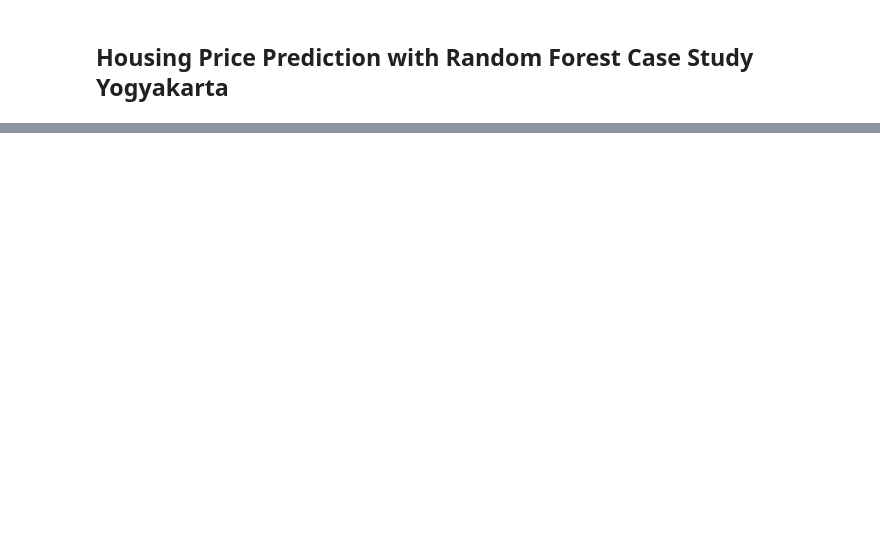
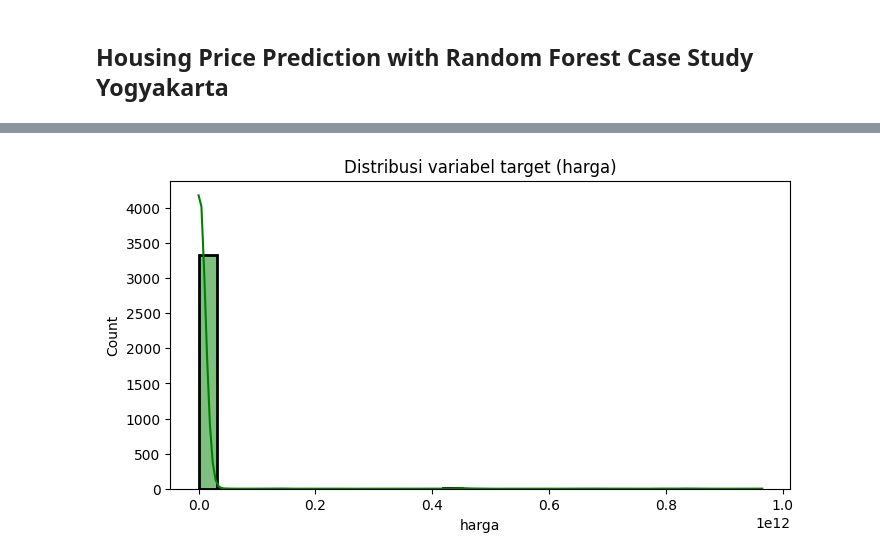
Before and after one commit to alfauzan003/housing-price-prediction-yogyakarta, a Jupyter notebook: dataTraining.ipynb, the cells around one changed output, grey strips where cells are left out. Saved outputs shown, nothing was run; the diff lists cells and outputs as text; code cells hidden in the pictures; blank space fills up the shorter version.

```diff
--- a/dataTraining.ipynb
+++ b/dataTraining.ipynb
@@ -18,0 +94,7 @@ dataset.head()
+# %%
+plt.figure(figsize=[8, 4])
+sns.histplot(data=dataset, x=dataset["harga"], color='g', kde=True, edgecolor="black", linewidth=2, bins=30)
+plt.title('Distribusi variabel target (harga)')
+plt.show()
+# %% [output]
+[figure, added]
```
Also changed, not shown: parts of 11 cells of this notebook, 1 other file.
